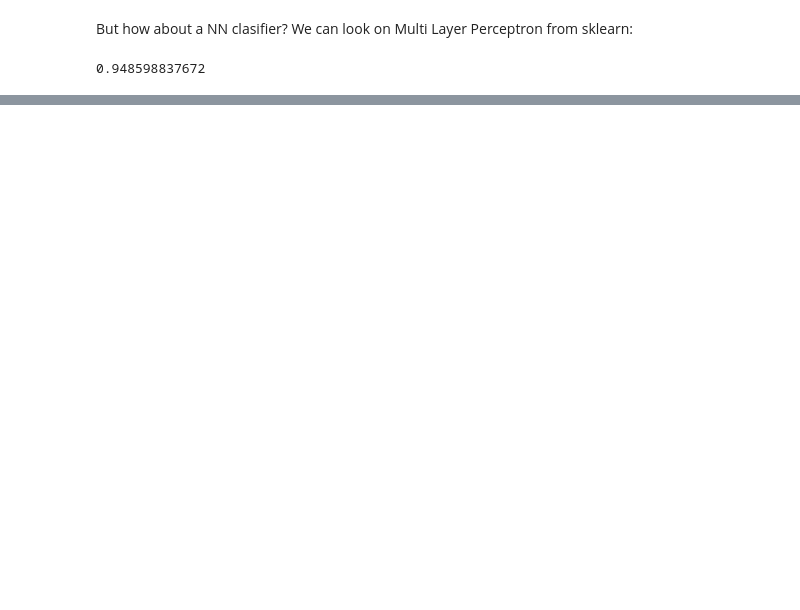
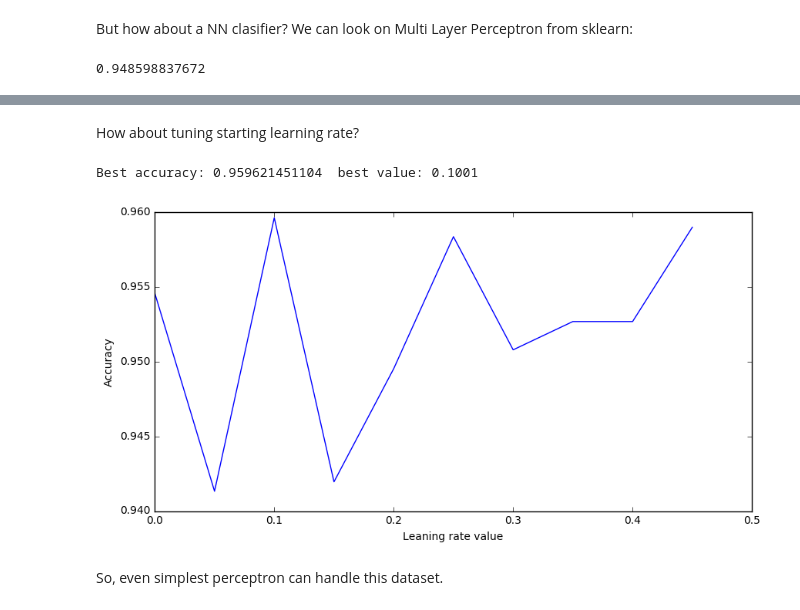
Before and after one commit to honcharov-danylo/DataRoot3, a Jupyter notebook: DataRoot3.ipynb, the cells around one changed output, grey strips where cells are left out. Drawn from its saved outputs; the diff is of its cells as text; code cells hidden in the pictures; blank space fills up the shorter version.

Commit message:
изменено:      DataRoot3.html  	изменено:      DataRoot3.ipynb

```diff
--- a/DataRoot3.ipynb
+++ b/DataRoot3.ipynb
@@ -653,13 +659,16 @@ Best accuracy: 0.898220683067  best value: 0.051
 Last,let's use Grid search to find best parameters combination (okay, it's really long process):
 # %%
 from sklearn.grid_search import GridSearchCV
+from sklearn.metrics import classification_report
 svm_model= svm.SVC()
 param_grid={
-    "C":list(np.arange(0.1,3,0.2)),"kernel":["linear"],
-    "C":list(np.arange(0.1,3,0.2)),"kernel":["rbf"],"gamma":list(np.arange(0.001,0.2,0.02)),
-    "C":list(np.arange(0.1,20,1)),"kernel":["poly"],"degree":list(np.arange(0,5,0.5)),"gamma":list(np.arange(0.001,0.2,0.03)),
+    "C":list(np.arange(0.1,3,0.1)),"kernel":["linear"],
+    "C":list(np.arange(0.1,3,0.1)),"kernel":["rbf"],"gamma":list(np.arange(0.001,0.2,0.02)),
+    "C":list(np.arange(0.1,20,1)),"kernel":["poly"],"degree":list(np.arange(0,5,0.1)),"gamma":list(np.arange(0.001,0.2,0.03)),
 }
 best_svm = GridSearchCV(svm_model, param_grid,cv=5)
-scores=cross_val_score(best_svm,data_x,data_y,cv=7)
-print("Best svm mean",scores.mean())
+best_svm.fit(train_data_x,train_data_y)
+print(best_svm.best_params_)
+print(best_svm.score(test_data_x,test_data_y))
+print(classification_report(test_data_y,best_svm.predict(test_data_x)))
 # %% [output]
@@ -682,0 +735,35 @@ Despite having only one hidden layer it work quite good.
+# %% [markdown]
+How about tuning starting learning rate?
+# %%
+class Finder_Best_Params_For_Perceptron:
+    def __init__(self,interval,plot_x_interval,cv=5):
+        mean_results={}
+        best_value=0
+        best_accuracy=0.1 #some low accuracy
+        for v in interval:
+            scores=0
+            for i in range(cv):
+                procent_of_train_data=0.9
+                train_data_x,test_data_x,train_data_y,test_data_y=train_test_split(data_x,data_y,train_size=procent_of_train_data)
+                p=Perceptron(np.array(train_data_x).shape[1],np.array(train_data_x),np.array(train_data_y),start_eta=v)
+                scores+=p.score(test_data_x,test_data_y)
+            scores/=cv
+            mean_results[v]=scores
+            if(best_accuracy<scores):
+                best_accuracy=scores
+                best_value=v
+        print("Best accuracy:",best_accuracy," best value:",best_value)
+        #print(mean_results)
+        %matplotlib inline
+        plt.figure(figsize=(10,5))
+        plt.plot(list(mean_results.keys()),list(mean_results.values()))
+        plt.xlabel("Leaning rate"+" value")
+        plt.ylabel("Accuracy")
+        plt.xticks(plot_x_interval)
+        print("") #cleaning mess
+f=Finder_Best_Params_For_Perceptron(list(np.arange(0.0001,0.5,0.05)),list(np.arange(0,0.6,0.1)))
+# %% [output]
+Best accuracy: 0.959621451104  best value: 0.1001
+[figure, added]
+# %% [markdown]
+So, even simplest perceptron can handle this dataset.
```
Also changed, not shown: parts of 11 cells of this notebook, 1 other file.
